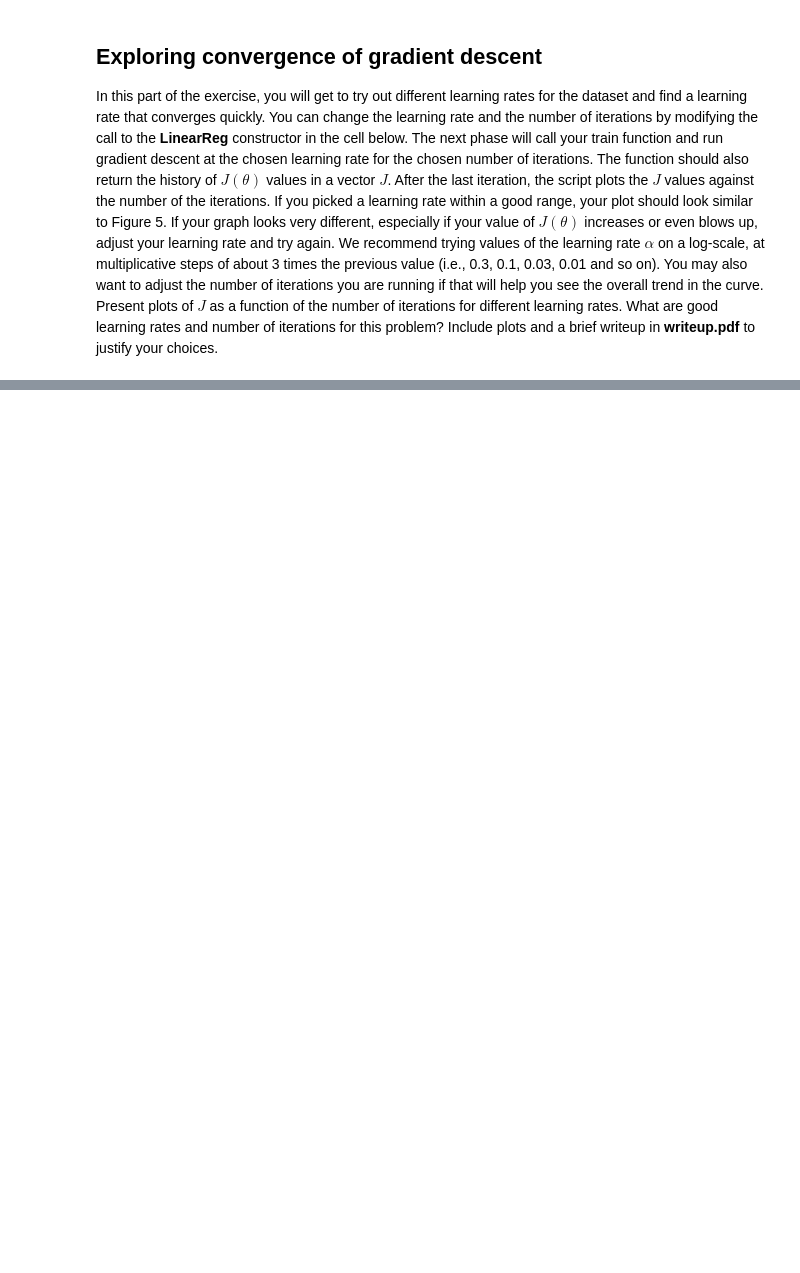
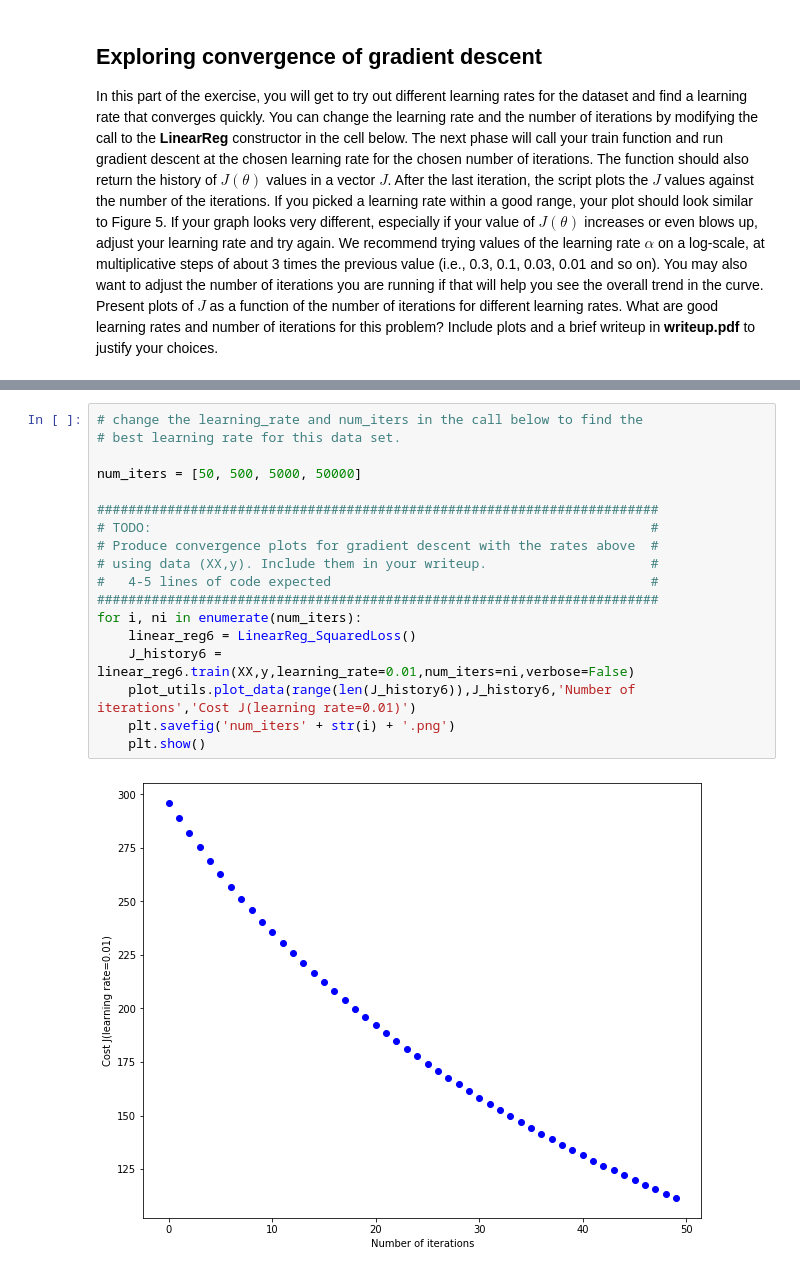
Before and after one commit to JavisDaDa/Statistical-ML, a Jupyter notebook: hw1/part1/ex1_multi.ipynb, the cells around one changed output, grey strips where cells are left out. Saved outputs shown, nothing was run; the diff lists cells and outputs as text; blank space fills up the shorter version.

```diff
--- a/hw1/part1/ex1_multi.ipynb
+++ b/hw1/part1/ex1_multi.ipynb
@@ -156,0 +201,20 @@ learning_rates = [0.01, 0.03, 0.1, 0.3]
+# %%
+# change the learning_rate and num_iters in the call below to find the
+# best learning rate for this data set.
+
+num_iters = [50, 500, 5000, 50000]
+
+########################################################################
+# TODO:                                                                #
+# Produce convergence plots for gradient descent with the rates above  #
+# using data (XX,y). Include them in your writeup.                     #
+#   4-5 lines of code expected                                         #
+########################################################################
+for i, ni in enumerate(num_iters):
+    linear_reg6 = LinearReg_SquaredLoss()
+    J_history6 = linear_reg6.train(XX,y,learning_rate=0.01,num_iters=ni,verbose=False)
+    plot_utils.plot_data(range(len(J_history6)),J_history6,'Number of iterations','Cost J(learning rate=0.01)')
+    plt.savefig('num_iters' + str(i) + '.png')
+    plt.show()
+# %% [output]
+[figure, added]
```
Also changed, not shown: parts of 6 cells of this notebook, 5 other files.
